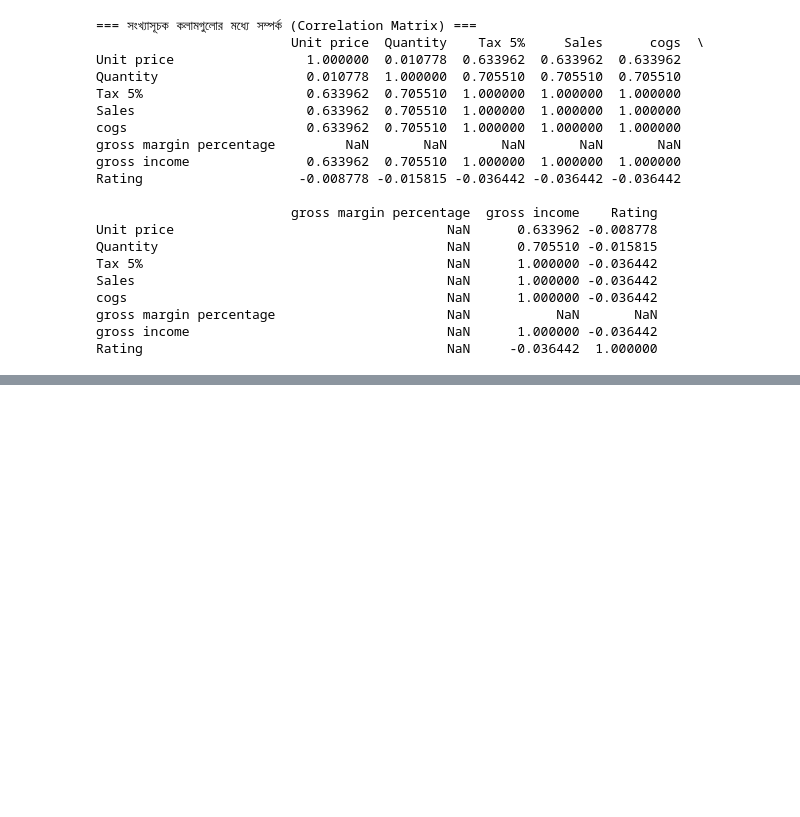
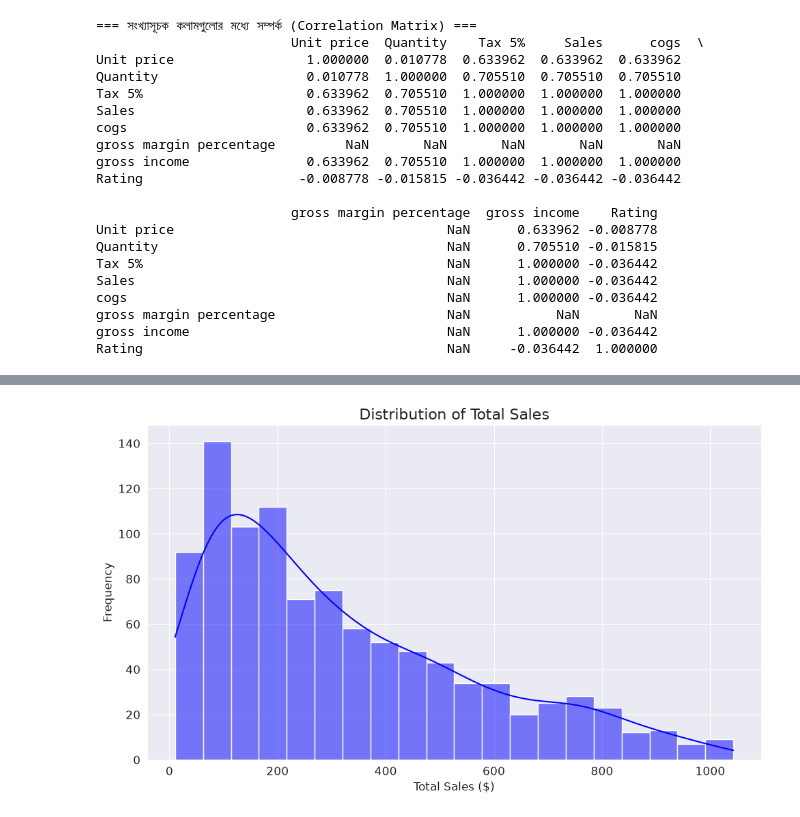
Before and after one commit to Jobayer08/Supermarket-Sales, a Jupyter notebook: notebooks/01_data_exploration.ipynb, the cells around one changed output, grey strips where cells are left out. Saved outputs shown, nothing was run; the diff lists cells and outputs as text; code cells hidden in the pictures; blank space fills up the shorter version.

```diff
--- a/notebooks/01_data_exploration.ipynb
+++ b/notebooks/01_data_exploration.ipynb
@@ -462,0 +500,11 @@ Rating                                       NaN     -0.036442  1.000000
+# %%
+plt.figure()
+sns.histplot(df['Sales'], bins=20, kde=True, color='blue')
+plt.title('Distribution of Total Sales', fontsize=16)
+plt.xlabel('Total Sales ($)')
+plt.ylabel('Frequency')
+plt.tight_layout()
+plt.savefig('../visualizations/03_sales_distribution.png', dpi=300)
+plt.show()
+# %% [output]
+[figure, added]
```
Also changed, not shown: parts of 7 cells of this notebook, 6 other files.
